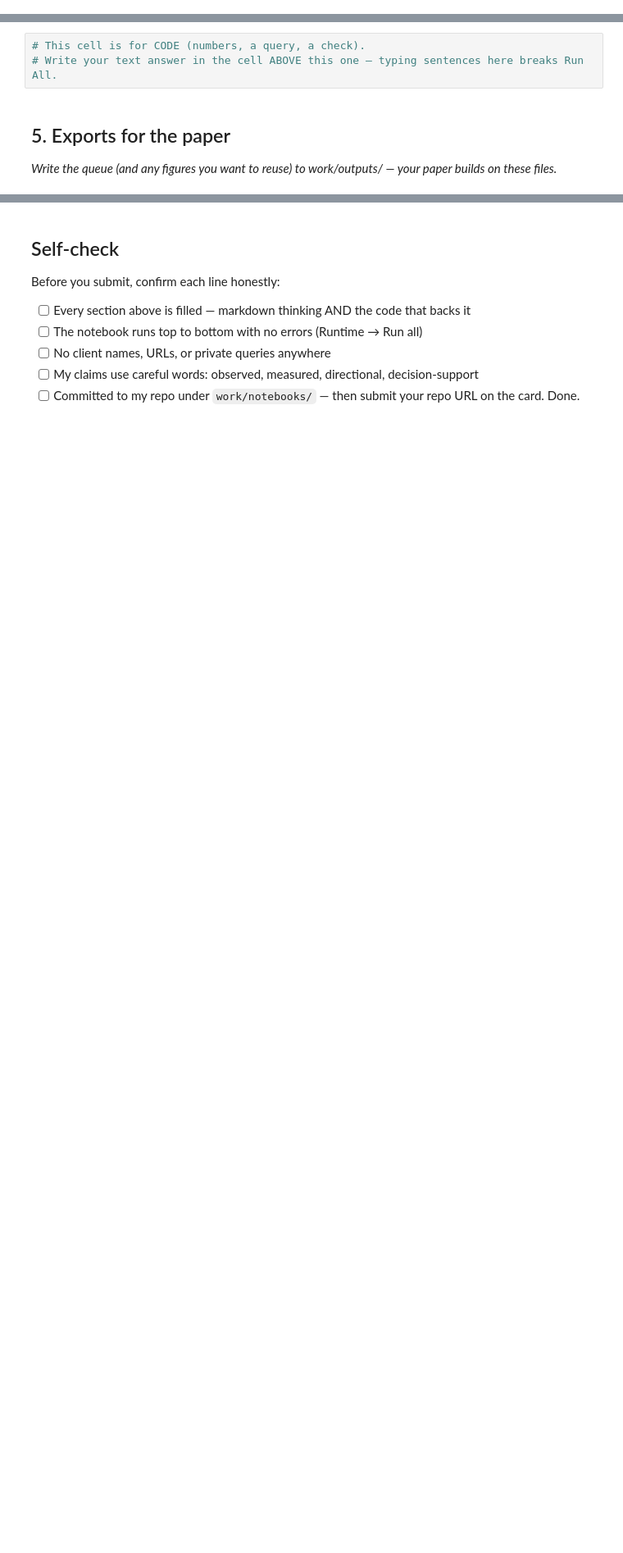
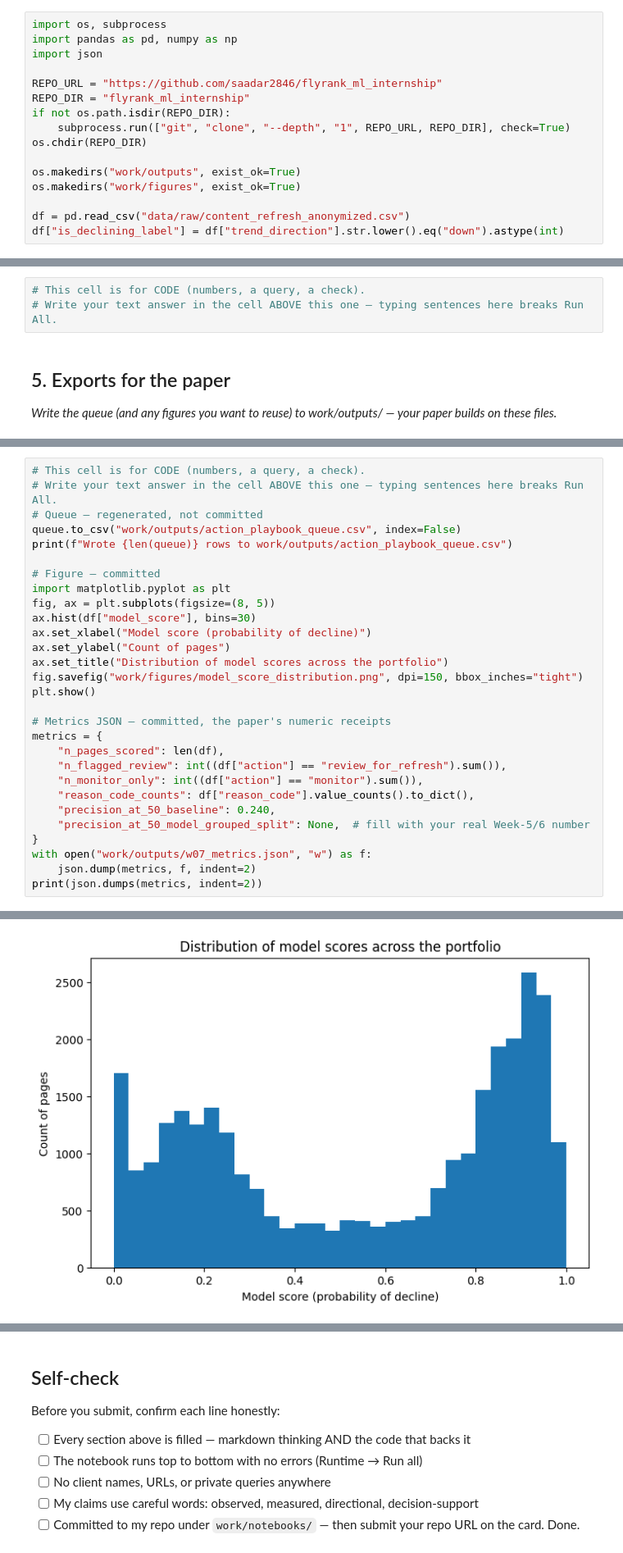
Before and after one commit to saadar2846/flyrank_ml_internship, a Jupyter notebook: work/notebooks/w07_action_playbook.ipynb, the cells around one changed output, grey strips where cells are left out. Shown at 82% size. Drawn from its saved outputs; the diff is of its cells as text; blank space fills up the shorter version.

```diff
--- a/work/notebooks/w07_action_playbook.ipynb
+++ b/work/notebooks/w07_action_playbook.ipynb
@@ -6,6 +6,22 @@
 This skeleton is yours to fill. Work the sections **in order** — each one has a one-line hint. Simple words, honest numbers.
 
 > Working with an AI assistant? Tell it to read `skills/README.md` first and load the one skill this assignment names on its card.
+# %%
+import os, subprocess
+import pandas as pd, numpy as np
+import json
+
+REPO_URL = "https://github.com/saadar2846/flyrank_ml_internship"
+REPO_DIR = "flyrank_ml_internship"
+if not os.path.isdir(REPO_DIR):
+    subprocess.run(["git", "clone", "--depth", "1", REPO_URL, REPO_DIR], check=True)
+os.chdir(REPO_DIR)
+
+os.makedirs("work/outputs", exist_ok=True)
+os.makedirs("work/figures", exist_ok=True)
+
+df = pd.read_csv("data/raw/content_refresh_anonymized.csv")
+df["is_declining_label"] = df["trend_direction"].str.lower().eq("down").astype(int)
 # %% [markdown]
 ## 1. Ranked actions + reason codes
 
@@ -43,0 +147,30 @@ This skeleton is yours to fill. Work the sections **in order** — each one has
+# %%
+# This cell is for CODE (numbers, a query, a check).
+# Write your text answer in the cell ABOVE this one — typing sentences here breaks Run All.
+# Queue — regenerated, not committed
+queue.to_csv("work/outputs/action_playbook_queue.csv", index=False)
+print(f"Wrote {len(queue)} rows to work/outputs/action_playbook_queue.csv")
+
+# Figure — committed
+import matplotlib.pyplot as plt
+fig, ax = plt.subplots(figsize=(8, 5))
+ax.hist(df["model_score"], bins=30)
+ax.set_xlabel("Model score (probability of decline)")
+ax.set_ylabel("Count of pages")
+ax.set_title("Distribution of model scores across the portfolio")
+fig.savefig("work/figures/model_score_distribution.png", dpi=150, bbox_inches="tight")
+plt.show()
+
+# Metrics JSON — committed, the paper's numeric receipts
+metrics = {
+    "n_pages_scored": len(df),
+    "n_flagged_review": int((df["action"] == "review_for_refresh").sum()),
+    "n_monitor_only": int((df["action"] == "monitor").sum()),
+    "reason_code_counts": df["reason_code"].value_counts().to_dict(),
+    "precision_at_50_baseline": 0.240,
+    "precision_at_50_model_grouped_split": None,  # fill with your real Week-5/6 number
+}
+with open("work/outputs/w07_metrics.json", "w") as f:
+    json.dump(metrics, f, indent=2)
+print(json.dumps(metrics, indent=2))
+# %% [output]
@@ -43,0 +178 @@ This skeleton is yours to fill. Work the sections **in order** — each one has
+[figure, added]
```
Also changed, not shown: parts of 9 cells of this notebook.
